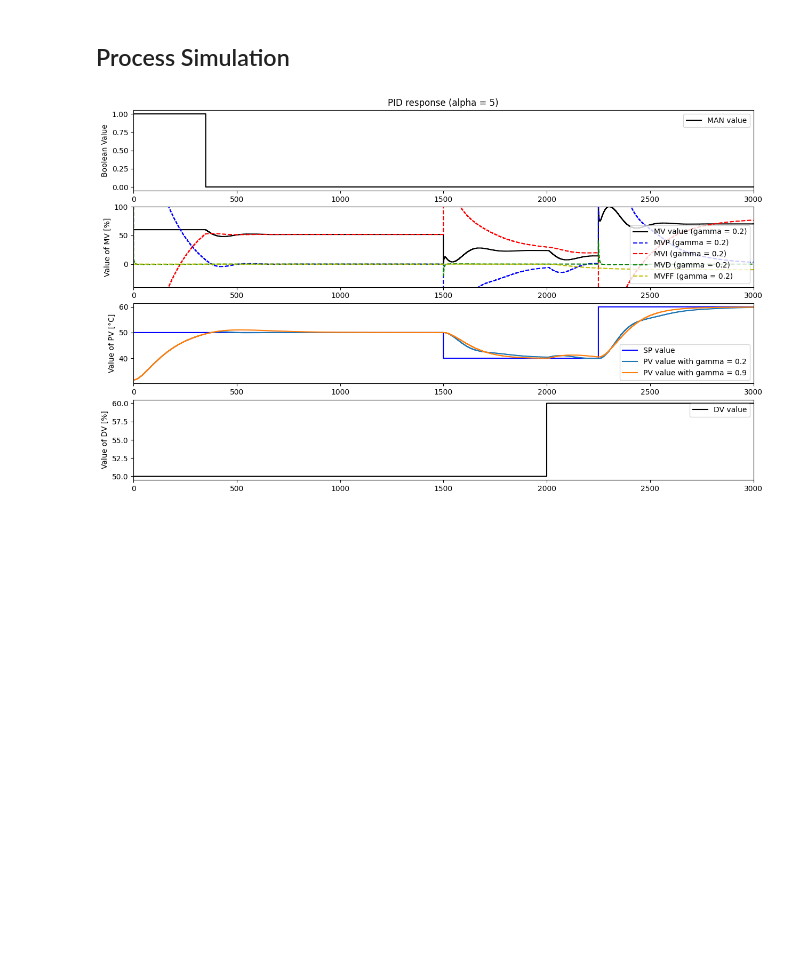
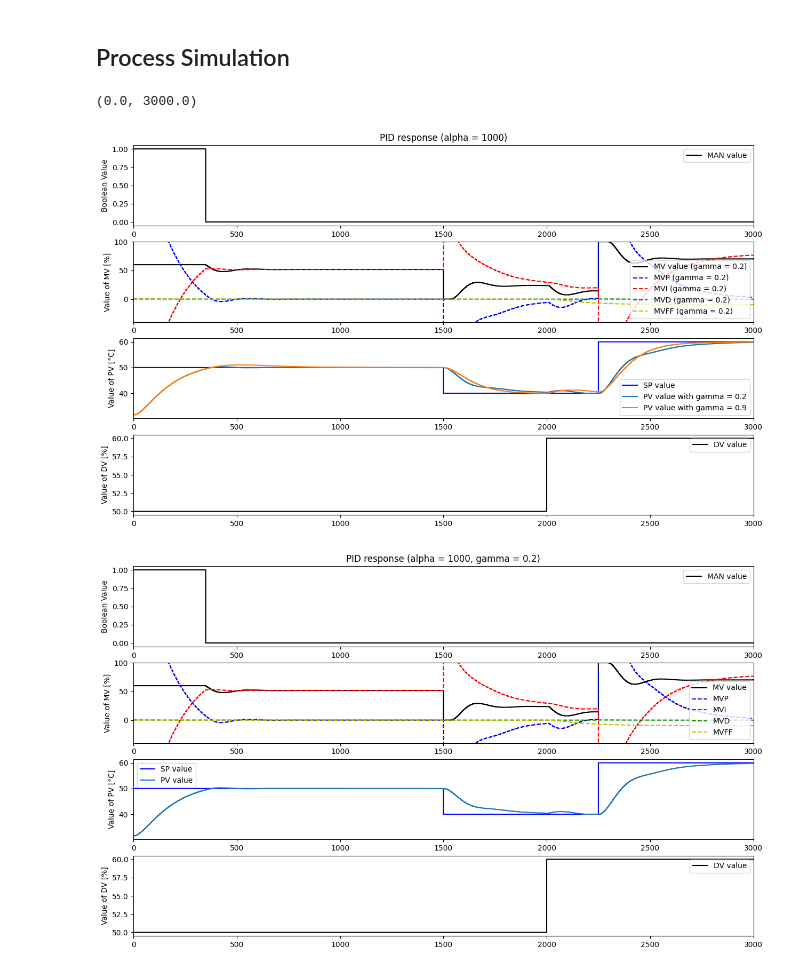
Before and after one commit to hctel/TCLab_software_V4, a Jupyter notebook: Simulation_CLP_PID_FF.ipynb, the cells around one changed output. Drawn from its saved outputs; the diff is of its cells as text; code cells hidden in the pictures; blank space fills up the shorter version.

Commit message:
Added second "standard" plot

```diff
--- a/Simulation_CLP_PID_FF.ipynb
+++ b/Simulation_CLP_PID_FF.ipynb
@@ -21,7 +21,7 @@ from package_LAB import LL_RT, LL, PID_RT, IMC
 UseFF = True
 ManFF = False
 
-alpha = 5
+alpha = 1000
 MVMin = 0
 MVMax = 100
 # %% [markdown]
@@ -78,13 +78,14 @@ N = int(TSim/Ts) + 1
 Treach = 350 #Time to reach first setpoint
 
 # Path for variables
-MVManPath = {0:60, TSim:60}
-DVPath = {0: 50, 2000: 60, TSim : 60}
-SPPath = {0: 50, 1500: 40, 2250: 60, TSim : 60}
 
-ManPath = {0: True, Treach: False, TSim : False}
 
 def compute(gamma_index):
+    MVManPath = {0:60, TSim:60}
+    DVPath = {0: 50, 2000: 60, TSim : 60}
+    SPPath = {0: 50, 1500: 40, 2250: 60, TSim : 60}
+
+    ManPath = {0: True, Treach: False, TSim : False}
     t = []
     DV = []
     SP = []
@@ -149,31 +150,66 @@ for i in range(len(gammas)):
     plt.step(t,Man,'black',label='MAN value',where='post') if i == 0 else None
     plt.ylabel('Boolean Value')
     plt.title(f'PID response (alpha = {alpha})')
     plt.legend(loc='best')
     plt.xlim([0, TSim])
 
     plt.subplot(4,1,2)
     plt.step(t,MV,'black',label=f'MV value (gamma = {gammas[i]})',where='post') if i == 0 else None
     plt.step(t, MVP, 'b--', label=f'MVP (gamma = {gammas[i]})', where='post') if i == 0 else None
     plt.step(t, MVI, 'r--', label=f'MVI (gamma = {gammas[i]})', where='post') if i == 0 else None
     plt.step(t, MVD, 'g--', label=f'MVD (gamma = {gammas[i]})', where='post') if i == 0 else None
     plt.step(t, MVFF, 'y--', label=f'MVFF (gamma = {gammas[i]})', where='post') if i == 0 else None
     plt.ylabel('Value of MV [%]')
     plt.legend(loc='best')
     plt.xlim([0, TSim])
     plt.ylim([-40, 100])
 
     plt.subplot(4,1,3)
     plt.step(t,SP,'blue',label='SP value',where='post') if i == 0 else None
     plt.step(t,PV,label=f'PV value with gamma = {gammas[i]}',where='post')
     plt.ylabel('Value of PV [°C]')
     plt.legend(loc='best')
     plt.xlim([0, TSim])
 
     plt.subplot(4,1,4)
     plt.step(t, DV, 'black', label='DV value', where='post') if i == 0 else None
     plt.ylabel('Value of DV [%]')
     plt.legend(loc='best')
     plt.xlim([0, TSim])
+
+t, Man, MV, MVP, MVI, MVD, MVFF, PV, DV, SP = compute(0)
+plt.figure(figsize = (15,9))
+plt.subplot(4,1,1)
+plt.step(t,Man,'black',label='MAN value',where='post')
+plt.ylabel('Boolean Value')
+plt.title(f'PID response (alpha = {alpha}, gamma = {gammas[0]})')
+plt.legend(loc='best')
+plt.xlim([0, TSim])
+
+plt.subplot(4,1,2)
+plt.step(t,MV,'black',label=f'MV value',where='post')
+plt.step(t, MVP, 'b--', label=f'MVP', where='post')
+plt.step(t, MVI, 'r--', label=f'MVI', where='post')
+plt.step(t, MVD, 'g--', label=f'MVD', where='post')
+plt.step(t, MVFF, 'y--', label=f'MVFF', where='post')
+plt.ylabel('Value of MV [%]')
+plt.legend(loc='best')
+plt.xlim([0, TSim])
+plt.ylim([-40, 100])
+
+plt.subplot(4,1,3)
+plt.step(t,SP,'blue',label='SP value',where='post')
+plt.step(t,PV,label=f'PV value',where='post')
+plt.ylabel('Value of PV [°C]')
+plt.legend(loc='best')
+plt.xlim([0, TSim])
+
+plt.subplot(4,1,4)
+plt.step(t, DV, 'black', label='DV value', where='post')
+plt.ylabel('Value of DV [%]')
+plt.legend(loc='best')
+plt.xlim([0, TSim])
 # %% [output]
+(0.0, 3000.0)
-[figure, old version]
+[figure, new version]
+[figure, added]
```
